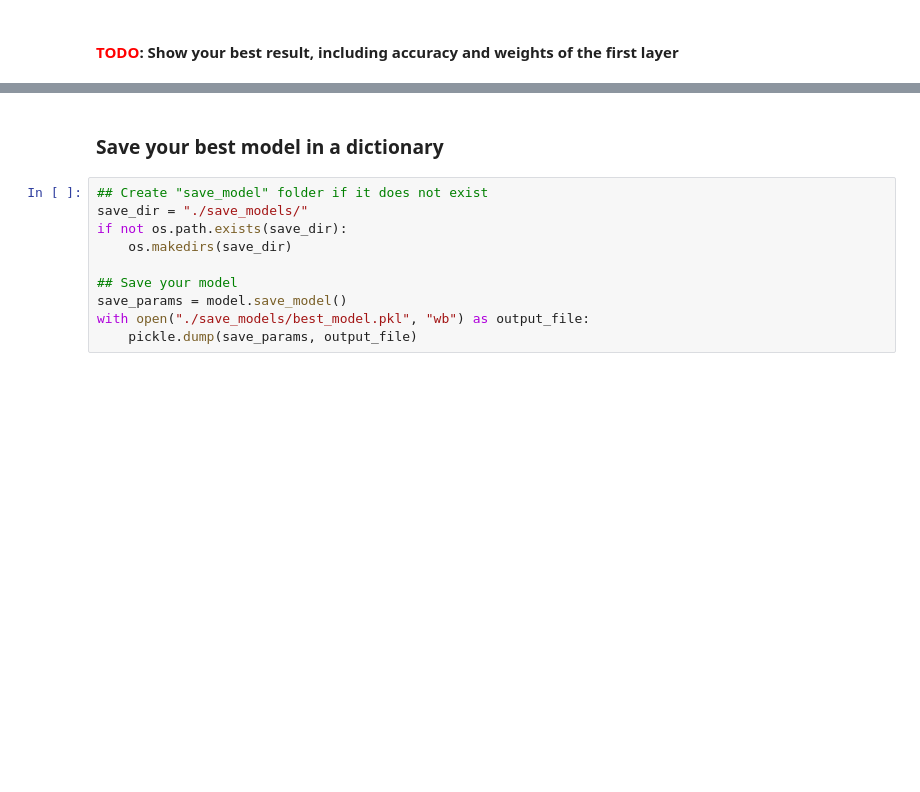
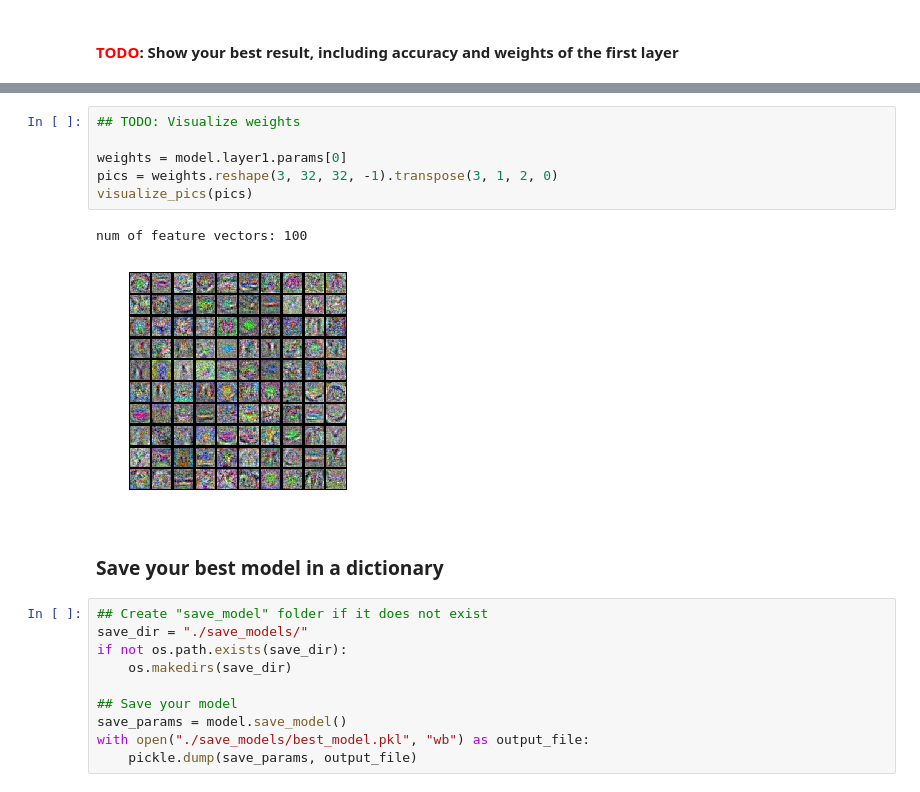
Before and after one commit to chintan94/dl-hw, a Jupyter notebook: hw1/assignment1/task2-mlp.ipynb, the cells around one changed output, grey strips where cells are left out. Cells and saved outputs as stored; diff of their text form; blank space fills up the shorter version.

```diff
--- a/hw1/assignment1/task2-mlp.ipynb
+++ b/hw1/assignment1/task2-mlp.ipynb
@@ -431,3 +509,12 @@ from ecbm4040.classifiers.twolayernet import TwoLayerNet
+# %%
+## TODO: Visualize weights
+
+weights = model.layer1.params[0]
+pics = weights.reshape(3, 32, 32, -1).transpose(3, 1, 2, 0)
+visualize_pics(pics)
+# %% [output]
+num of feature vectors: 100
+[figure, added]
 # %% [markdown]
 ### Save your best model in a dictionary
 # %%
```
Also changed, not shown: parts of 18 cells of this notebook, 1 other file.
